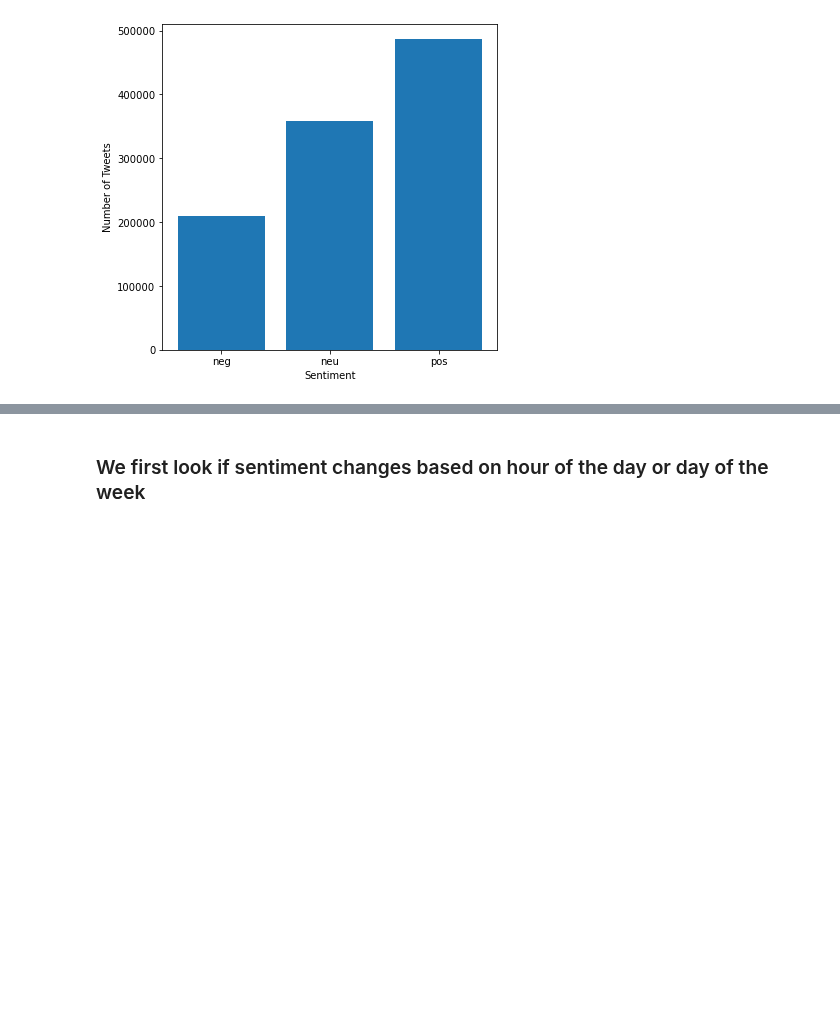
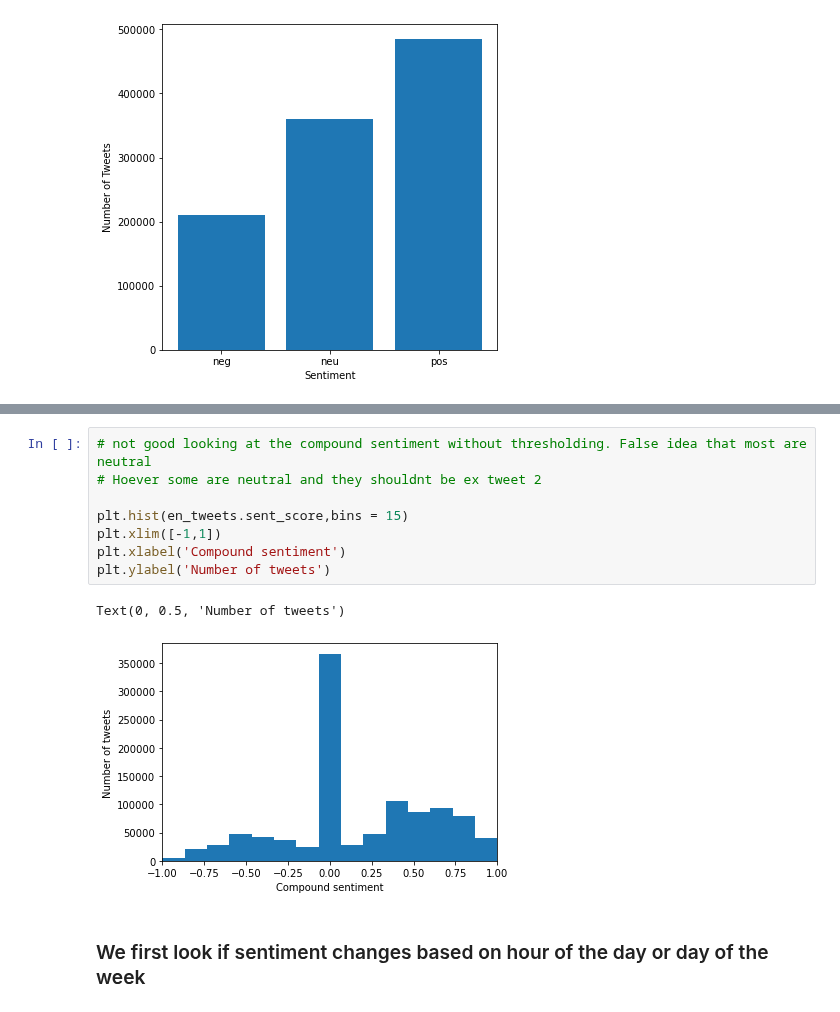
Before and after one commit to epfl-ada/ada-2020-project-milestone-p3-p3_musetti-adaletti, a Jupyter notebook: Attempt_at_merge.ipynb, the cells around one changed output, grey strips where cells are left out. Drawn from its saved outputs; the diff is of its cells as text; blank space fills up the shorter version.

```diff
--- a/Attempt_at_merge.ipynb
+++ b/Attempt_at_merge.ipynb
@@ -396,3 +427,14 @@ plt.show()
+# %%
+# not good looking at the compound sentiment without thresholding. False idea that most are neutral
+# Hoever some are neutral and they shouldnt be ex tweet 2
+
+plt.hist(en_tweets.sent_score,bins = 15)
+plt.xlim([-1,1])
+plt.xlabel('Compound sentiment')
+plt.ylabel('Number of tweets')
+# %% [output]
+Text(0, 0.5, 'Number of tweets')
+[figure, added]
 # %% [markdown]
 ### We first look if sentiment changes based on hour of the day or day of the week
 # %%
```
Also changed, not shown: parts of 52 cells of this notebook.
